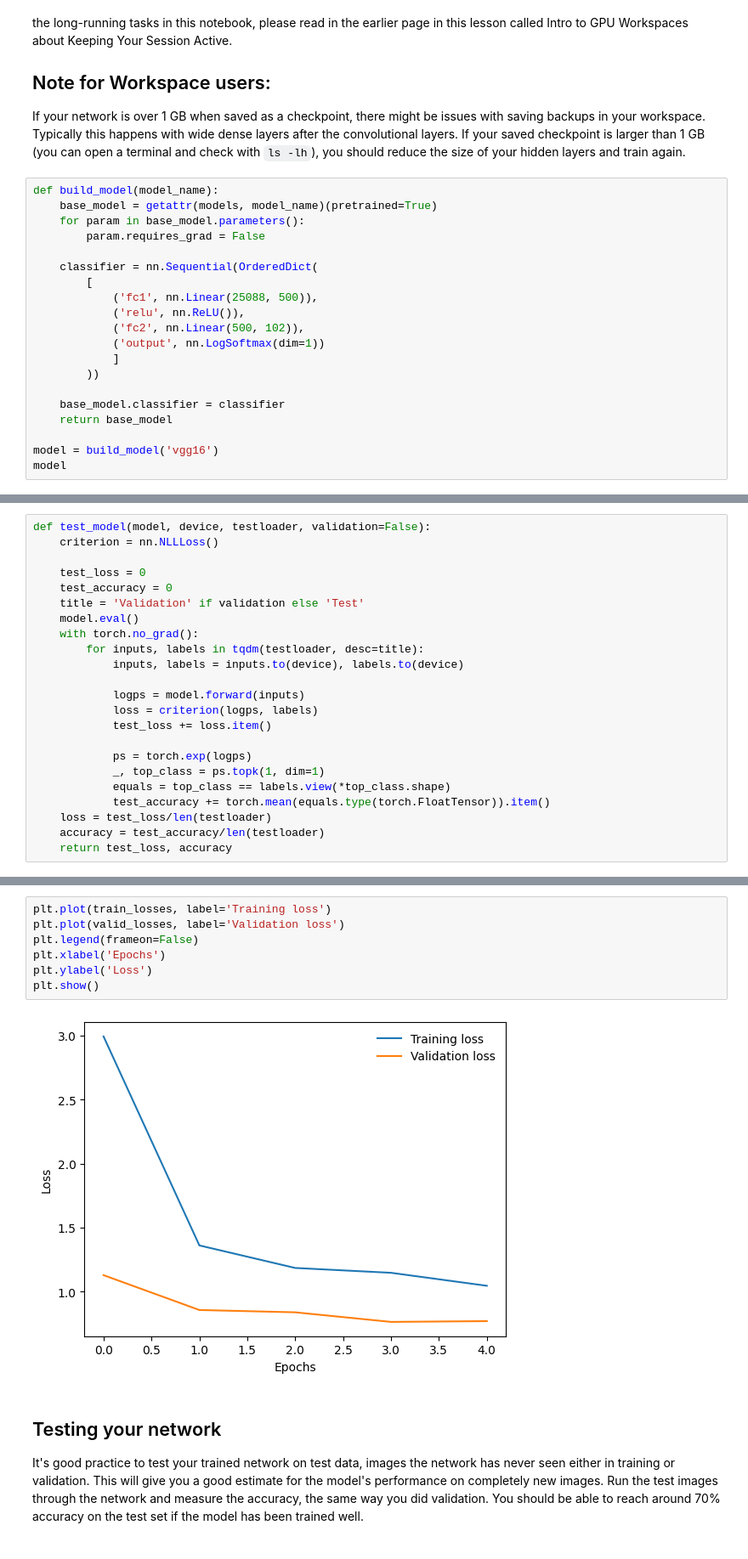
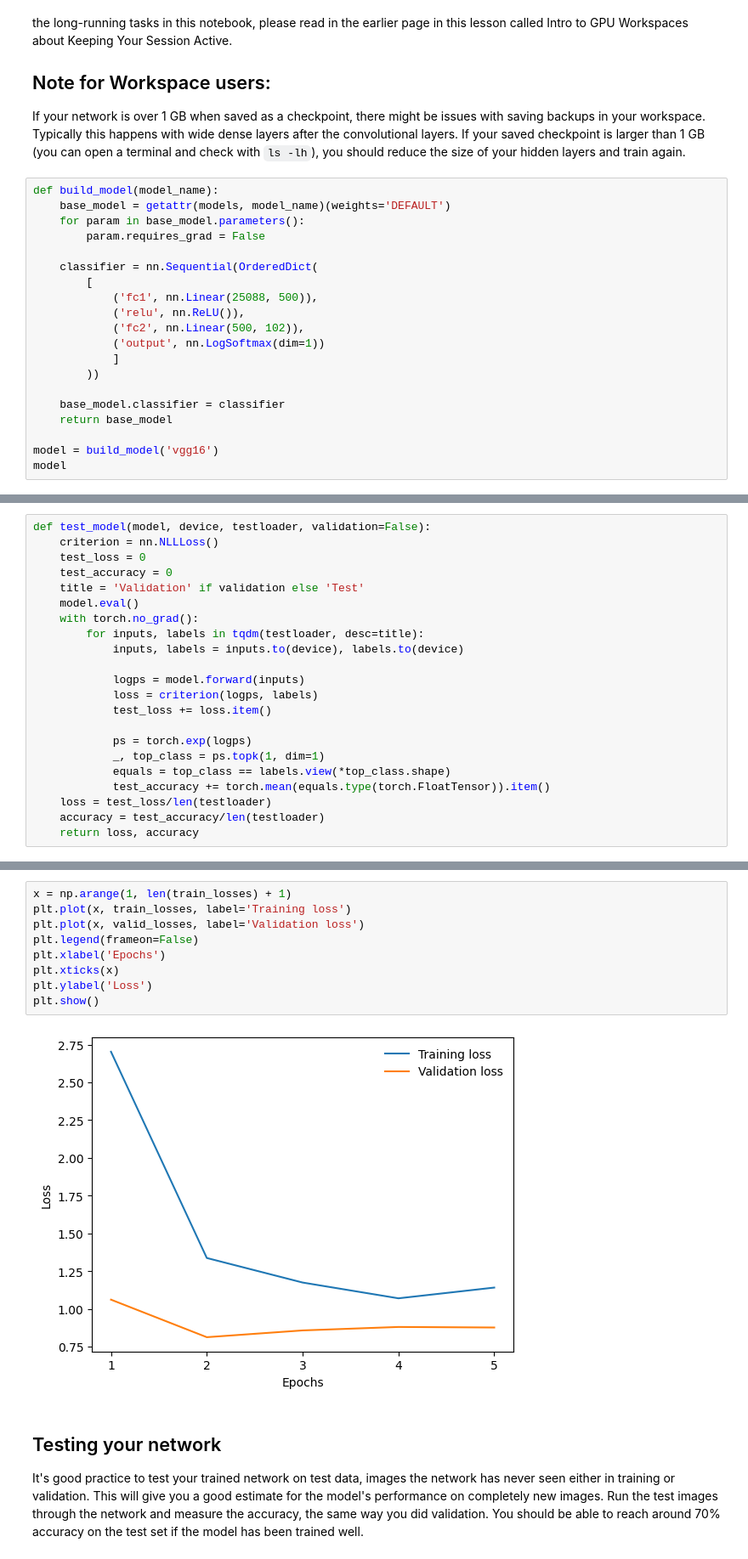
Before and after one commit to karencfisher/aipnd-project, a Jupyter notebook: Image_Classifier_Project.ipynb, the cells around one changed output, grey strips where cells are left out. Shown at 85% size. Drawn from its saved outputs; the diff is of its cells as text.

```diff
--- a/Image_Classifier_Project.ipynb
+++ b/Image_Classifier_Project.ipynb
@@ -160,7 +160,7 @@ GPU Workspaces about Keeping Your Session Active.
 If your network is over 1 GB when saved as a checkpoint, there might be issues with saving backups in your workspace. Typically this happens with wide dense layers after the convolutional layers. If your saved checkpoint is larger than 1 GB (you can open a terminal and check with `ls -lh`), you should reduce the size of your hidden layers and train again.
 # %%
 def build_model(model_name):
-    base_model = getattr(models, model_name)(pretrained=True)
+    base_model = getattr(models, model_name)(weights='DEFAULT')
     for param in base_model.parameters():
         param.requires_grad = False
 
@@ -200,7 +199,6 @@ VGG(
 # %%
 def test_model(model, device, testloader, validation=False):
     criterion = nn.NLLLoss()
-
     test_loss = 0
     test_accuracy = 0
     title = 'Validation' if validation else 'Test'
@@ -219,7 +217,7 @@ def test_model(model, device, testloader, validation=False):
             test_accuracy += torch.mean(equals.type(torch.FloatTensor)).item()
     loss = test_loss/len(testloader)
     accuracy = test_accuracy/len(testloader)
-    return test_loss, accuracy
+    return loss, accuracy
 # %%
 def train_model(model, device, trainloader, validloader, epochs=3):
     criterion = nn.NLLLoss()
@@ -265,12 +269,14 @@ KeyboardInterrupt:
 # %%
-plt.plot(train_losses, label='Training loss')
-plt.plot(valid_losses, label='Validation loss')
+x = np.arange(1, len(train_losses) + 1)
+plt.plot(x, train_losses, label='Training loss')
+plt.plot(x, valid_losses, label='Validation loss')
 plt.legend(frameon=False)
 plt.xlabel('Epochs')
+plt.xticks(x)
 plt.ylabel('Loss')
 plt.show()
 # %% [output]
-[figure, old version]
+[figure, new version]
 # %% [markdown]
 ## Testing your network
 
```
Also changed, not shown: parts of 9 cells of this notebook.
